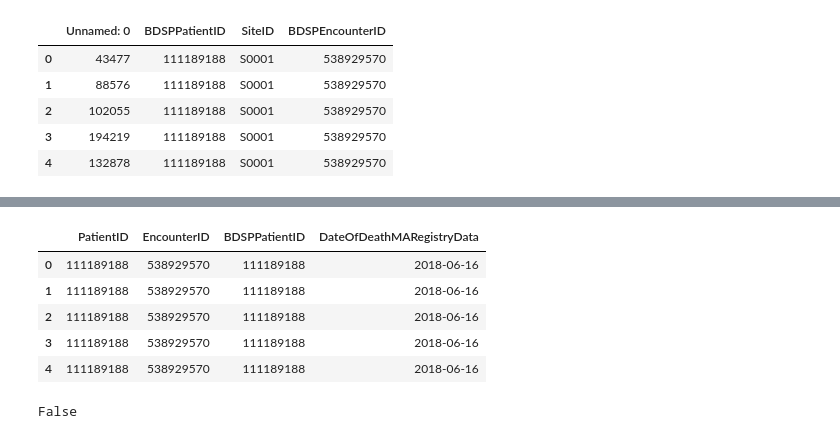
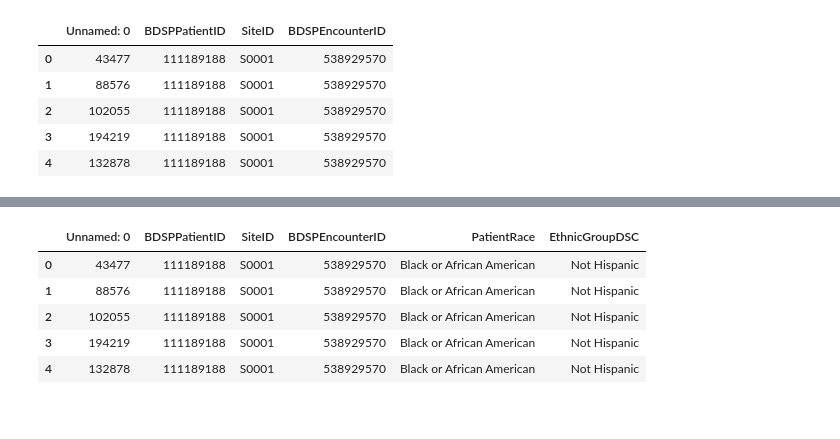
Before and after one commit to kittyclive/CABackfillData, a Jupyter notebook: addEthnicity.ipynb, the cells around one changed output, grey strips where cells are left out. Drawn from its saved outputs; the diff is of its cells as text; code cells hidden in the pictures.

Commit message:
set up file to add ethnicity and race to columns in the df

```diff
--- a/addEthnicity.ipynb
+++ b/addEthnicity.ipynb
@@ -36,31 +23,22 @@ Name: BDSPPatientID, Length: 1650, dtype: int64
 # read into demographics file to make a dataframe that contains information about patients with no death date
 reader = ThunderReader('/media/cdac-c-15/Thunderpack/Dropbox/zz_EHR_Thunderpacks/MGB/thunderpack_demographics_MGB')
 dfs = []
-for i in range(1, (len(list(reader.keys())) + 1)):
+for i in range(1, (len(list(reader.keys())))):
     df = reader[f'demographics_partition_{i}']
     df = df[df['BDSPPatientID'].isin(uniqueIDs)]
     dfs.append(df)
     del df
 demographics = pd.concat(dfs, axis=0, ignore_index=True)     #puts data into rows and columns
-del dfs
+
+del dfs     # clean up my data a little bit
 del reader
+
+demographics = demographics.drop_duplicates(subset='BDSPPatientID')
 print(len(demographics))      #print the number of notes found with those ICD codes
 demographics.head()      #print the first few lines of the filtered list of notes
 # %%
-#merge dfs to make dfs contain missing data
-dfNoDeathDate = dfNoDeathDate.merge(demographics[['BDSPPatientID', 'DateOfDeathMARegistryData']], left_on='PatientID', right_on='BDSPPatientID', how='left')
-dfNoDeathDate.head()
+# merge the dfs to make final df contain missing data
+mergedInformation = patients.merge(demographics[['BDSPPatientID', 'PatientRace', 'EthnicGroupDSC']], on='BDSPPatientID', how='left')
+mergedInformation.head()
-# %% [output]
-|  | PatientID | EncounterID | BDSPPatientID | DateOfDeathMARegistryData |
-| 0 | 111189188 | 538929570 | 111189188 | 2018-06-16 |
-| 1 | 111189188 | 538929570 | 111189188 | 2018-06-16 |
-| 2 | 111189188 | 538929570 | 111189188 | 2018-06-16 |
-| 3 | 111189188 | 538929570 | 111189188 | 2018-06-16 |
-| 4 | 111189188 | 538929570 | 111189188 | 2018-06-16 |
-# %%
-contains_pair = ((dfNoDeathDate['PatientID'] == 112488669) & (dfNoDeathDate['EncounterID'] == 1561255390)).any()
-print(f"{contains_pair}")
-# %% [output]
-False
 # %%
 excel_df = pd.read_excel('/media/cdac-c-15/Thunderpack/Dropbox/cardiac arrest project/cardiac_filtered_orginal .xlsx', sheet_name='cardiac_filtered_new')
@@ -70,3 +50,12 @@ excel_df.to_csv('excel_csv.csv', index=False)
+# %%
+mergedInformation.head()
+# %% [output]
+|  | Unnamed: 0 | BDSPPatientID | SiteID | BDSPEncounterID | PatientRace | EthnicGroupDSC |
+| 0 | 43477 | 111189188 | S0001 | 538929570 | Black or African American | Not Hispanic |
+| 1 | 88576 | 111189188 | S0001 | 538929570 | Black or African American | Not Hispanic |
+| 2 | 102055 | 111189188 | S0001 | 538929570 | Black or African American | Not Hispanic |
+| 3 | 194219 | 111189188 | S0001 | 538929570 | Black or African American | Not Hispanic |
+| 4 | 132878 | 111189188 | S0001 | 538929570 | Black or African American | Not Hispanic |
 # %%
 #merge excel sheet with existing data
 # Assuming 'PatientID' and 'EncounterID' are columns in both DataFrames
```
Also changed, not shown: parts of 8 cells of this notebook.
